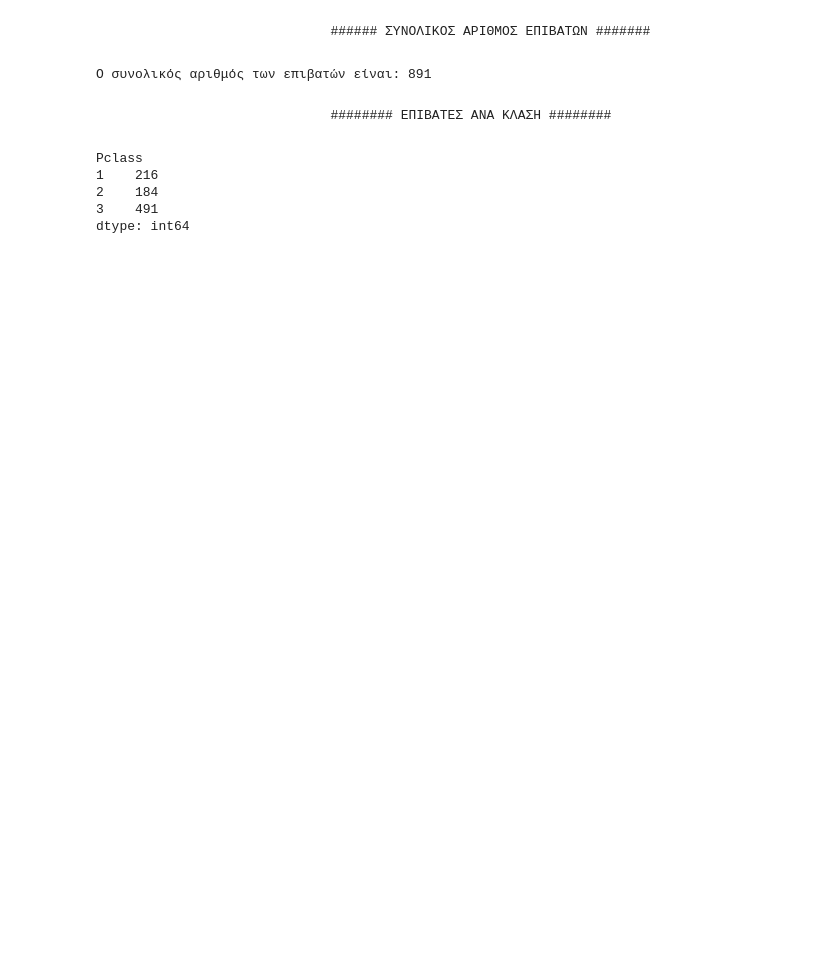
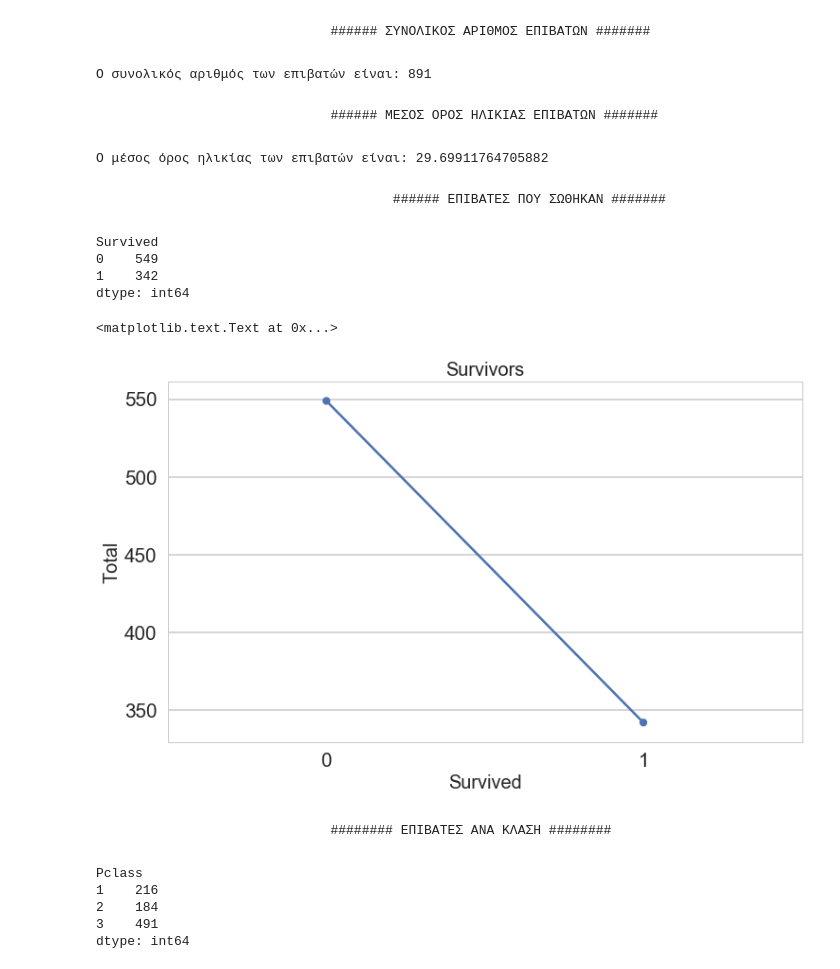
Before and after one commit to stefanosarta/titanic, a Jupyter notebook: titanic.ipynb, the cells around one changed output. Saved outputs shown, nothing was run; the diff lists cells and outputs as text; code cells hidden in the pictures; blank space fills up the shorter version.

```diff
--- a/titanic.ipynb
+++ b/titanic.ipynb
@@ -85,6 +85,33 @@ train_df.head(3)
 print('Ο συνολικός αριθμός των επιβατών είναι:',len(list(train_df['PassengerId'])))
 # %% [output]
 Ο συνολικός αριθμός των επιβατών είναι: 891
+# %% [markdown]
+                                ###### ΜΕΣΟΣ ΟΡΟΣ ΗΛΙΚΙΑΣ ΕΠΙΒΑΤΩΝ #######
+# %%
+print('O μέσος όρος ηλικίας των επιβατών είναι:', train_df['Age'].mean())
+# %% [output]
+O μέσος όρος ηλικίας των επιβατών είναι: 29.69911764705882
+# %% [markdown]
+                                        ###### ΕΠΙΒΑΤΕΣ ΠΟΥ ΣΩΘΗΚΑΝ #######
+# %%
+print(train_df.groupby(['Survived']).size())
+# %% [output]
+Survived
+0    549
+1    342
+dtype: int64
+# %%
+plt.figure(figsize=(12,7))
+sns.set_style('whitegrid')
+sns.set_context('poster',font_scale=1.3)
+ax = sns.pointplot(x=sorted(train_df.Survived.unique()), y = train_df.groupby(['Survived']).size(),
+              scale=0.5)
+ax.axes.set_title("Survivors",fontsize=20)
+ax.set_xlabel("Survived",fontsize=20)
+ax.set_ylabel("Total",fontsize=20)
+# %% [output]
+<matplotlib.text.Text at 0x...>
+[figure, added]
 # %% [markdown]
                                 ######## ΕΠΙΒΑΤΕΣ ΑΝΑ ΚΛΑΣΗ ########
 # %%
```
Also changed, not shown: parts of 39 cells of this notebook.
